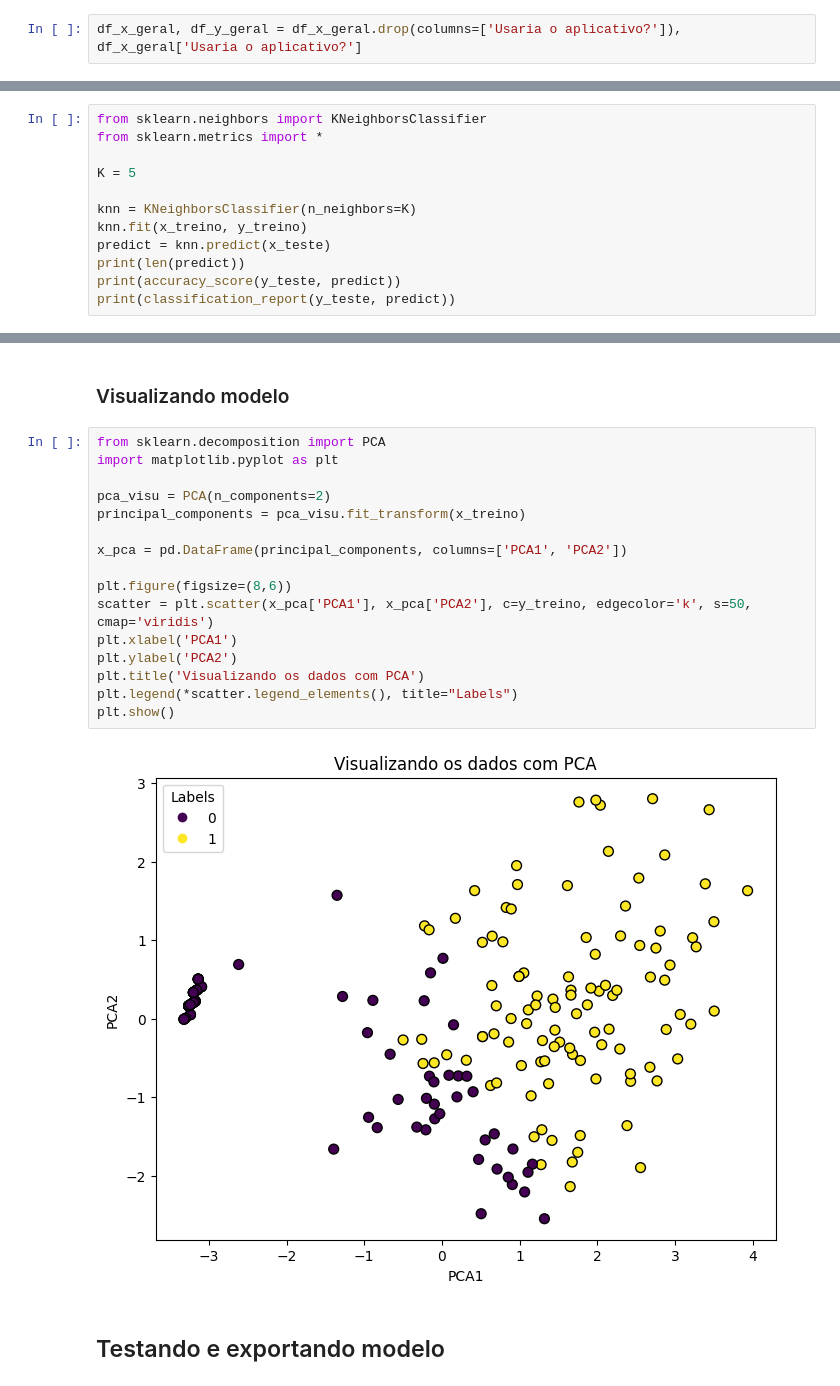
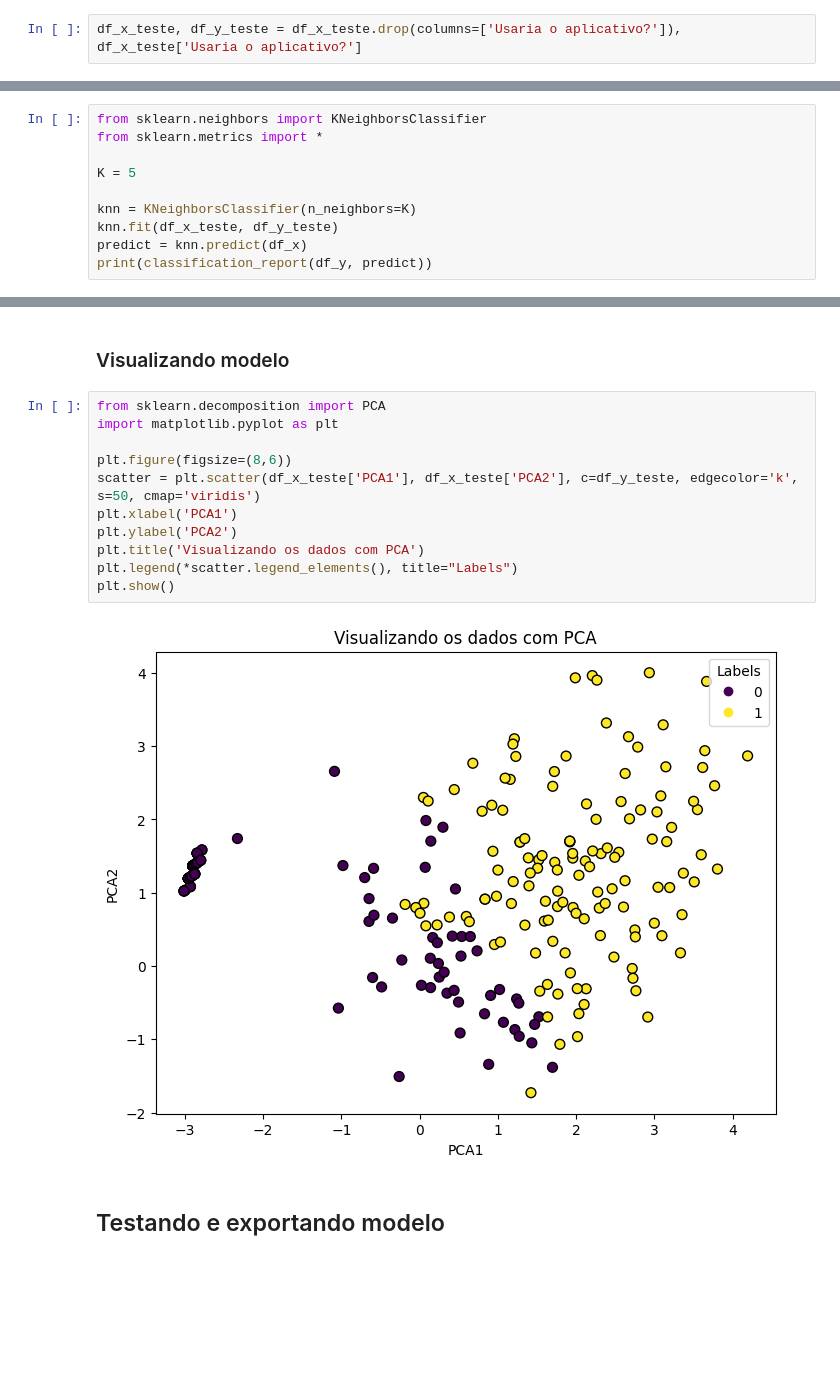
Before and after one commit to leontis2024/analise_de_dados, a Jupyter notebook: modelo_supervisionado_possiveis_usuarios.ipynb, the cells around one changed output, grey strips where cells are left out. Saved outputs shown, nothing was run; the diff lists cells and outputs as text; blank space fills up the shorter version.

```diff
--- a/modelo_supervisionado_possiveis_usuarios.ipynb
+++ b/modelo_supervisionado_possiveis_usuarios.ipynb
@@ -1382,6 +1364,6 @@ Name: count, dtype: int64
 # %% [markdown]
 #### Atributo e resposta
 # %%
-df_x_geral, df_y_geral = df_x_geral.drop(columns=['Usaria o aplicativo?']), df_x_geral['Usaria o aplicativo?']
+df_x_teste, df_y_teste = df_x_teste.drop(columns=['Usaria o aplicativo?']), df_x_teste['Usaria o aplicativo?']
 # %% [markdown]
 #### Treino e teste
@@ -1465,9 +1374,7 @@ from sklearn.metrics import *
 K = 5
 
 knn = KNeighborsClassifier(n_neighbors=K)
-knn.fit(x_treino, y_treino)
-predict = knn.predict(x_teste)
-print(len(predict))
-print(accuracy_score(y_teste, predict))
-print(classification_report(y_teste, predict))
+knn.fit(df_x_teste, df_y_teste)
+predict = knn.predict(df_x)
+print(classification_report(df_y, predict))
 # %% [output]
@@ -1486,21 +1392,16 @@ weighted avg       0.92      0.92      0.92        50
 # %%
 from sklearn.decomposition import PCA
 import matplotlib.pyplot as plt
 
-pca_visu = PCA(n_components=2)
-principal_components = pca_visu.fit_transform(x_treino)
-
-x_pca = pd.DataFrame(principal_components, columns=['PCA1', 'PCA2'])
-
 plt.figure(figsize=(8,6))
-scatter = plt.scatter(x_pca['PCA1'], x_pca['PCA2'], c=y_treino, edgecolor='k', s=50, cmap='viridis')
+scatter = plt.scatter(df_x_teste['PCA1'], df_x_teste['PCA2'], c=df_y_teste, edgecolor='k', s=50, cmap='viridis')
 plt.xlabel('PCA1')
 plt.ylabel('PCA2')
 plt.title('Visualizando os dados com PCA')
 plt.legend(*scatter.legend_elements(), title="Labels")
 plt.show()
 # %% [output]
-[figure, old version]
+[figure, new version]
 # %% [markdown]
 ## Testando e exportando modelo
 # %%
```
Also changed, not shown: parts of 6 cells of this notebook, 3 other files.
